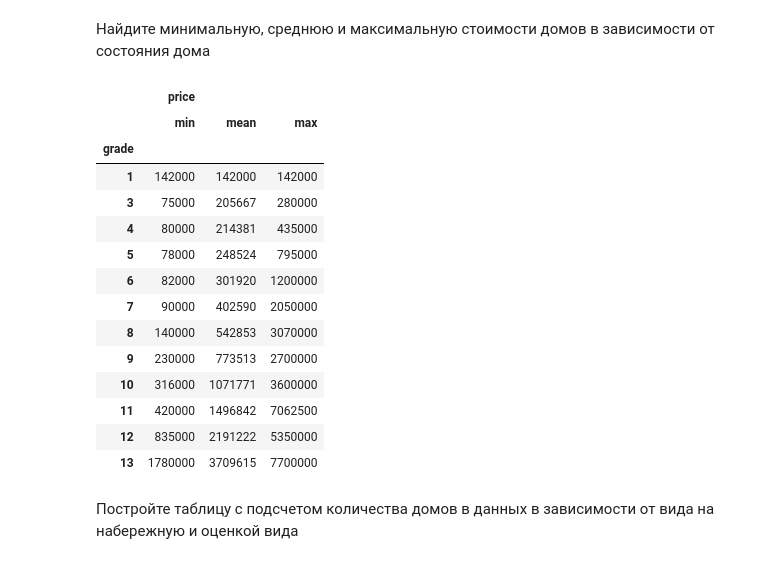
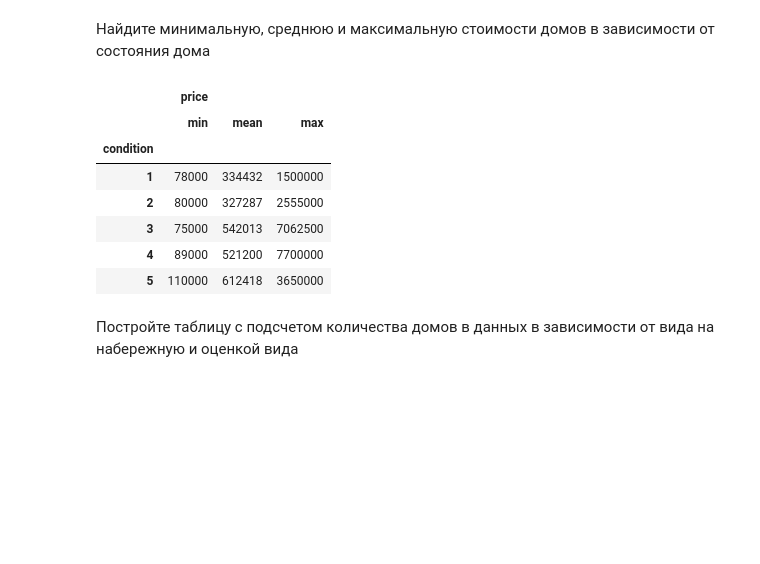
Before and after one commit to neverhood2008/python_analitic, a Jupyter notebook: python_analys/sem3/sem3_dz1.ipynb, the cells around one changed output. Drawn from its saved outputs; the diff is of its cells as text; code cells hidden in the pictures; blank space fills up the shorter version.

```diff
--- a/python_analys/sem3/sem3_dz1.ipynb
+++ b/python_analys/sem3/sem3_dz1.ipynb
@@ -144,23 +144,16 @@ df.groupby('bedrooms').agg({'price':'mean'}).sort_values('price')
 # %% [markdown]
 Найдите минимальную, среднюю и максимальную стоимости домов в зависимости от состояния дома
 # %%
-df.groupby('grade').agg({'price':['min','mean','max']}).sort_values('grade')
+df.groupby('condition').agg({'price':['min','mean','max']}).sort_values('condition')
 # %% [output]
 |  | price |  |  |
 |  | min | mean | max |
-| grade |  |  |  |
-| 1 | 142000 | 142000 | 142000 |
-| 3 | 75000 | 205667 | 280000 |
-| 4 | 80000 | 214381 | 435000 |
-| 5 | 78000 | 248524 | 795000 |
-| 6 | 82000 | 301920 | 1200000 |
-| 7 | 90000 | 402590 | 2050000 |
-| 8 | 140000 | 542853 | 3070000 |
-| 9 | 230000 | 773513 | 2700000 |
-| 10 | 316000 | 1071771 | 3600000 |
-| 11 | 420000 | 1496842 | 7062500 |
-| 12 | 835000 | 2191222 | 5350000 |
-| 13 | 1780000 | 3709615 | 7700000 |
+| condition |  |  |  |
+| 1 | 78000 | 334432 | 1500000 |
+| 2 | 80000 | 327287 | 2555000 |
+| 3 | 75000 | 542013 | 7062500 |
+| 4 | 89000 | 521200 | 7700000 |
+| 5 | 110000 | 612418 | 3650000 |
 # %% [markdown]
 Постройте таблицу с подсчетом количества домов в данных в зависимости от вида на набережную и оценкой вида
 # %%
```
